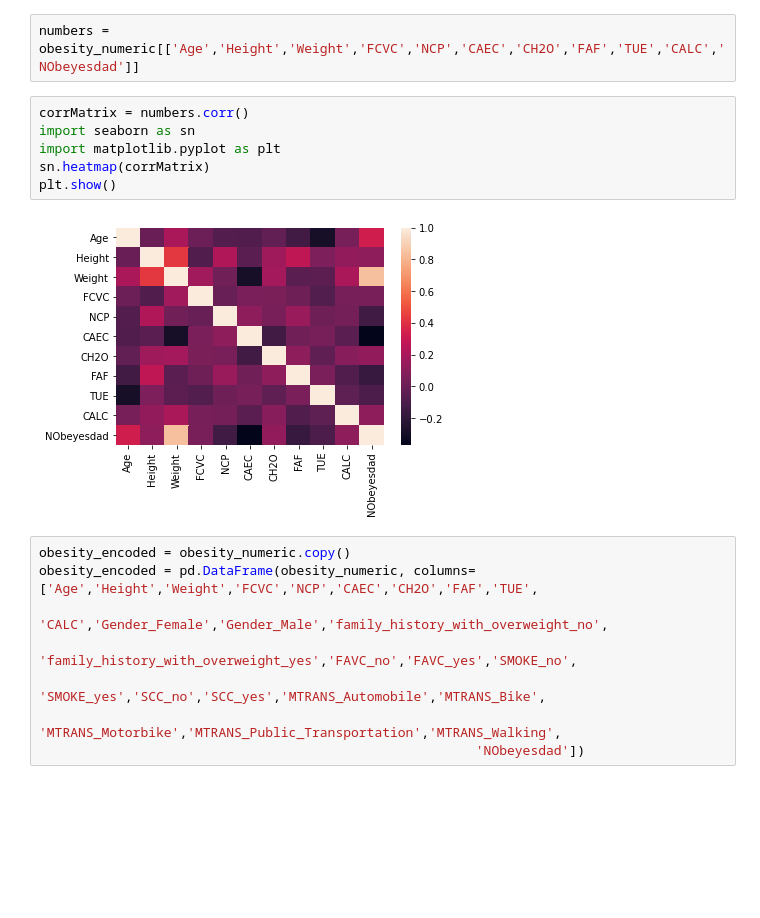
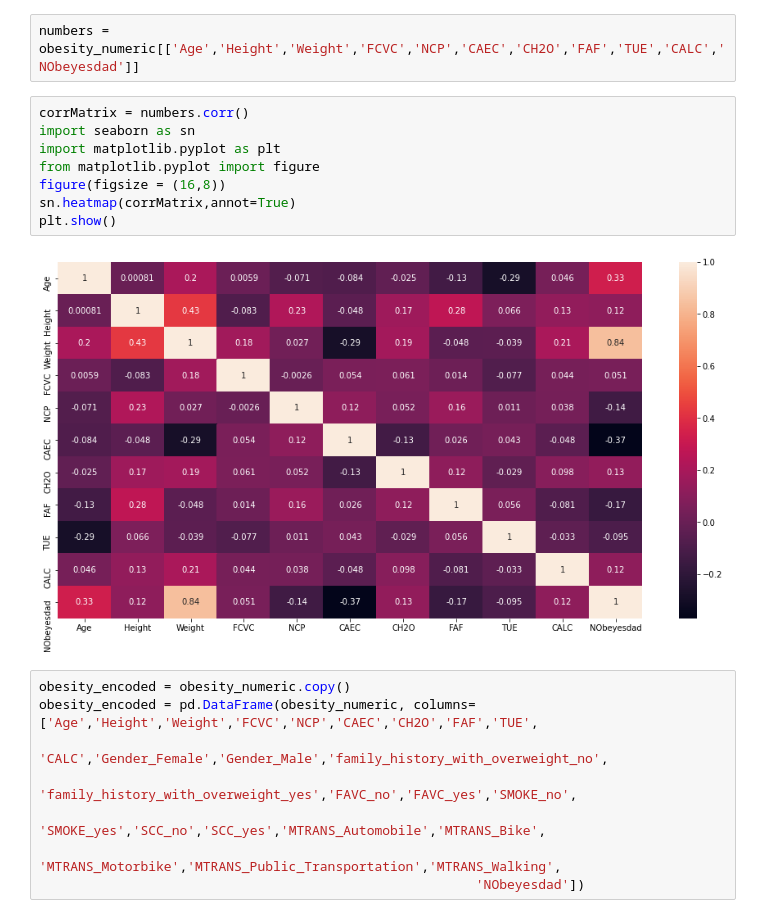
Before and after one commit to NPVoravong/obesity-estimation, a Jupyter notebook: jupyter/trying one hot encoding for some variables.ipynb, the cells around one changed output. Drawn from its saved outputs; the diff is of its cells as text; blank space fills up the shorter version.

Commit message:
created bigger correlation matrix + add to index

```diff
--- a/jupyter/trying one hot encoding for some variables.ipynb
+++ b/jupyter/trying one hot encoding for some variables.ipynb
@@ -168,11 +168,13 @@ numbers = obesity_numeric[['Age','Height','Weight','FCVC','NCP','CAEC','CH2O','F
 # %%
 corrMatrix = numbers.corr()
 import seaborn as sn
 import matplotlib.pyplot as plt
-sn.heatmap(corrMatrix)
+from matplotlib.pyplot import figure
+figure(figsize = (16,8))
+sn.heatmap(corrMatrix,annot=True)
 plt.show()
 # %% [output]
-[figure, old version]
+[figure, new version]
 # %%
 obesity_encoded = obesity_numeric.copy()
 obesity_encoded = pd.DataFrame(obesity_numeric, columns=['Age','Height','Weight','FCVC','NCP','CAEC','CH2O','FAF','TUE',
```
Also changed, not shown: 2 other files.
